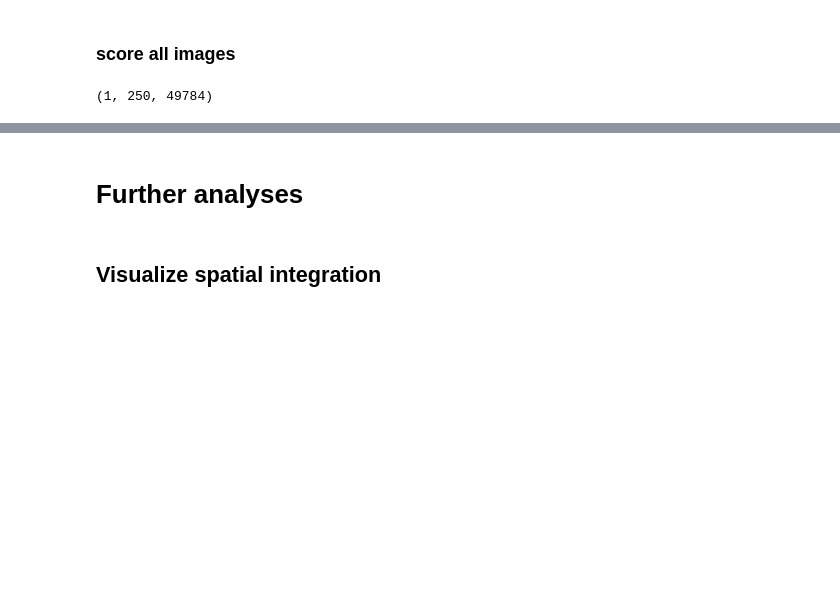
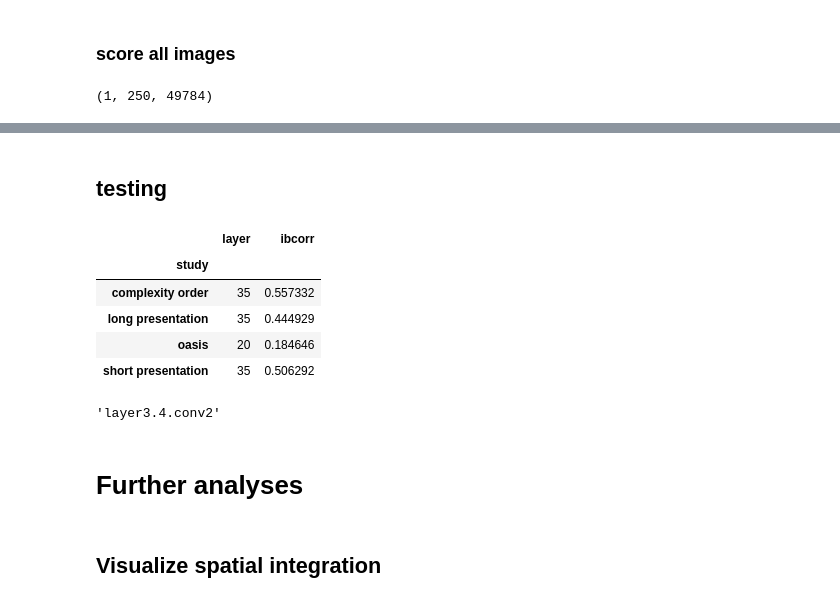
Before and after one commit to toniklenk/analysis-taskonomy, a Jupyter notebook: scripts/spatialintegration.ipynb, the cells around one changed output, grey strips where cells are left out. Drawn from its saved outputs; the diff is of its cells as text; code cells hidden in the pictures; blank space fills up the shorter version.

Commit message:
spatialintegration ready to run

```diff
--- a/scripts/spatialintegration.ipynb
+++ b/scripts/spatialintegration.ipynb
@@ -356,0 +286,2 @@ def calculate_rdm(data: pd.DataFrame, correlation_type : str = "pearson"):
+# %%
+SCALE_NAME = "scale8"
@@ -356,0 +360,9 @@ def calculate_rdm(data: pd.DataFrame, correlation_type : str = "pearson"):
+# %%
+d1, d2, d3, d4 = {},{},{}, {}
+
+for st, d in zip(STUDY_NAMES, [d1,d2,d3, d4]):
+    for mo in MODEL_NAMES:
+        layername, integration = run_spatialintegration_analysis_bestlayer(mo, st)
+        integration = pd.DataFrame(integration.squeeze().T)
+
+        d[mo] = calculate_rdm(integration)
@@ -356,0 +374,49 @@ def calculate_rdm(data: pd.DataFrame, correlation_type : str = "pearson"):
+# %% [markdown]
+## testing
+# %%
+mo = 'depth_euclidean'
+st = STUDY_NAMES[0]
+# %%
+# load data
+def load_ibcorr(mo, sc = SCALE_NAME):
+    """ load ibcorr for one net"""
+    l = []
+    for st in STUDY_NAMES:
+        d = pd.read_csv(os.path.join(PATH_IB_CORRELATIONS, mo, st, sc, 'ib_correlations.csv'), header=None)
+        d.insert(0, 'study', st)
+        d = d.reset_index().rename(columns={"index":"layer", 0:"ibcorr"})
+        l.append(d)
+    return pd.concat(l).reset_index(drop=True)
+
+df_ibcorr = load_ibcorr(mo)
+df_ibcorr
+
+# visualize this: add lineplot for ibcorr of 4 studies for per net
+best_ibcorr = df_ibcorr.iloc[df_ibcorr.groupby('study').ibcorr.idxmax(),:].set_index('study')
+best_ibcorr
+# %% [output]
+|  | layer | ibcorr |
+| study |  |  |
+| complexity order | 35 | 0.557332 |
+| long presentation | 35 | 0.444929 |
+| oasis | 20 | 0.184646 |
+| short presentation | 35 | 0.506292 |
+# %%
+#setup nets for extracting activations from best layer
+def setup_singlelayer(model_name: str, layer_idx: int):
+    """ Setup activation extractor for a single layer of a tasnomomy network
+    """
+    VisualPriorRepresentation._load_unloaded_nets([model_name])
+    net = VisualPriorRepresentation.feature_task_to_net[model_name]
+
+    _, eval_nodes = get_graph_node_names(net)
+    return_nodes = {node:node for node in eval_nodes if "conv" in node or 'fc' in node}
+
+    layer_name = list(return_nodes.keys())[layer_idx]
+    return create_feature_extractor(net, return_nodes={layer_name:layer_name}), layer_name
+
+idx = best_ibcorr.loc[st].layer.astype(int)
+activation_extractor, layername = setup_singlelayer(mo, idx)
+layername
+# %% [output]
+'layer3.4.conv2'
```
Also changed, not shown: parts of 19 cells of this notebook, 3 other files.
